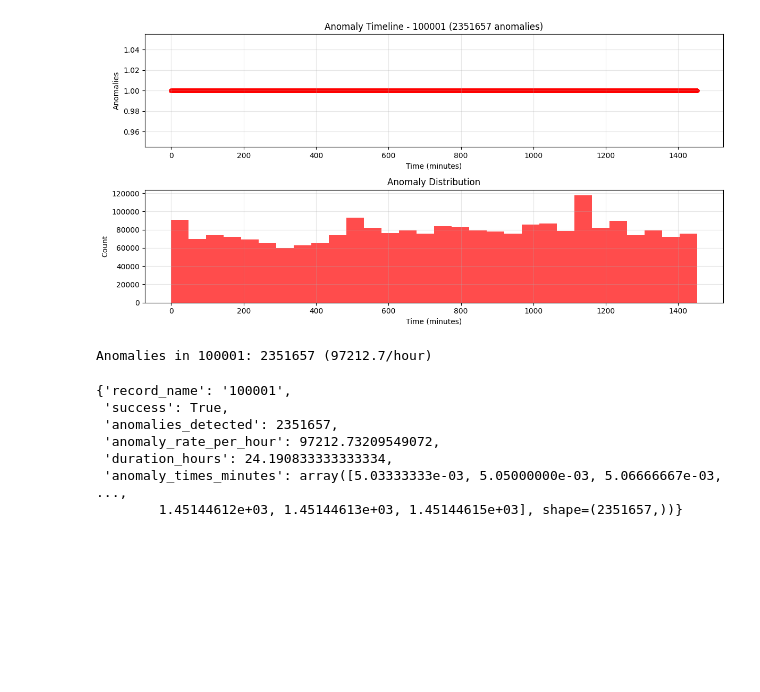
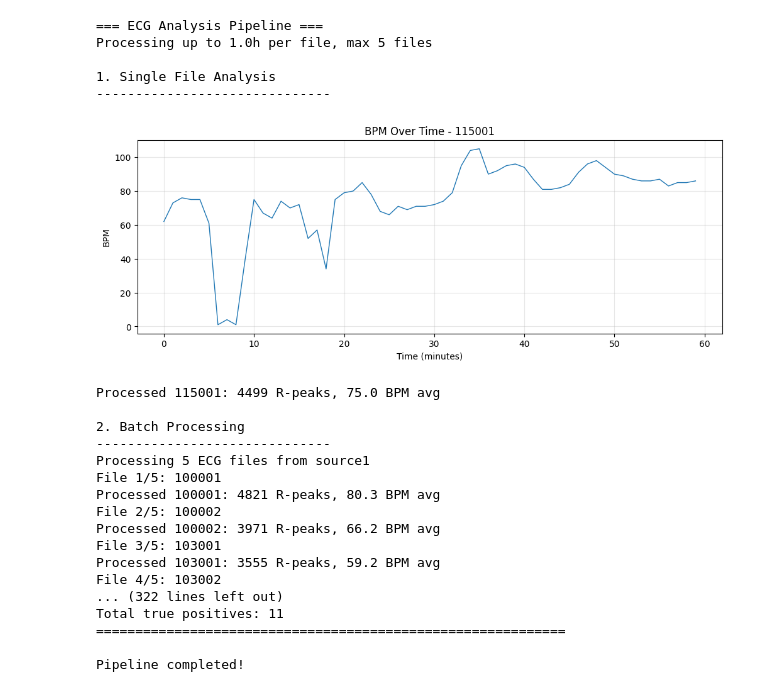
Before and after one commit to Zohino/Digital-signal-processing-ECG, a Jupyter notebook: refact.ipynb, the cells around one changed output. Saved outputs shown, nothing was run; the diff lists cells and outputs as text; code cells hidden in the pictures; blank space fills up the shorter version.

```diff
--- a/refact.ipynb
+++ b/refact.ipynb
@@ -320,7 +596,10 @@ def analyze_anomalies(data_dir: str, record_name: str, plot: bool = True,
 # %%
+# =============================================================================
+#  5. R-PEAK DETECTION EVALUATION
+# =============================================================================
 def evaluate_r_peak_detection(data_dir: str, record_name: str,
                               tolerance_ms: int = 150,
-                              max_duration_hours: Optional[float] = None) -> Dict:
+                              max_duration_hours: float | None = None) -> Dict:
     """
     Evaluate R-peak detection against ground truth annotations.
 
@@ -387,8 +666,8 @@ def evaluate_r_peak_detection(data_dir: str, record_name: str,
     finally:
         gc.collect()
 
-def evaluate_batch(data_dir: str, max_files: Optional[int] = None,
-                   max_duration_hours: Optional[float] = None) -> pd.DataFrame:
+def evaluate_batch(data_dir: str, max_files: int | None = None,
+                   max_duration_hours: float | None = None) -> pd.DataFrame:
     """
     Evaluate R-peak detection on multiple files with ground truth.
 
@@ -469,14 +1313,8 @@ def run_ecg_pipeline(data_dir1: str = "source1", data_dir2: str = "source2",
         print(f"\nBatch Results Summary:")
         print(batch_results)
 
-    # 3. Anomaly detection
-    print("\n3. Anomaly Detection")
-    print("-" * 30)
-    if os.path.exists(data_dir1) and files:
-        analyze_anomalies(data_dir1, files[0], plot=True, max_duration_hours=max_duration_hours)
-
-    # 4. Evaluation
-    print("\n4. R-Peak Detection Evaluation")
+    # 3. Evaluation
+    print("\n3. R-Peak Detection Evaluation")
     print("-" * 30)
     eval_results = evaluate_batch(data_dir2, max_files=max_files,
                                   max_duration_hours=max_duration_hours)
@@ -484,27 +1322,41 @@ def run_ecg_pipeline(data_dir1: str = "source1", data_dir2: str = "source2",
         print(f"\nEvaluation Results:")
         print(eval_results)
 
+    # 4. Anomaly detection
+    print("\n4. Anomaly Detection")
+    print("-" * 30)
+    batch_results = run_batch_analysis()
+
     print("\nPipeline completed!")
 # %%
 # Run the complete pipeline
-# run_ecg_pipeline()
+run_ecg_pipeline()
 
 # Or run individual components:
 # analyze_ecg_file("source1", "100001", plot=True)
 # batch_results = analyze_ecg_batch("source1")
-analyze_anomalies("source1", "100001", plot=True)
 # eval_results = evaluate_batch("source2")
-
-# Example: Quick evaluation
-# eval_results = evaluate_batch("source2", max_files=None, max_duration_hours=None)
-# print(eval_results)
 # %% [output]
+=== ECG Analysis Pipeline ===
+Processing up to 1.0h per file, max 5 files
+
+1. Single File Analysis
+------------------------------
-[figure, old version]
+[figure, new version]
-Anomalies in 100001: 2351657 (97212.7/hour)
-{'record_name': '100001',
- 'success': True,
- 'anomalies_detected': 2351657,
- 'anomaly_rate_per_hour': 97212.73209549072,
- 'duration_hours': 24.190833333333334,
- 'anomaly_times_minutes': array([5.03333333e-03, 5.05000000e-03, 5.06666667e-03, ...,
-        1.45144612e+03, 1.45144613e+03, 1.45144615e+03], shape=(2351657,))}
+Processed 115001: 4499 R-peaks, 75.0 BPM avg
+
+2. Batch Processing
+------------------------------
+Processing 5 ECG files from source1
+File 1/5: 100001
+Processed 100001: 4821 R-peaks, 80.3 BPM avg
+File 2/5: 100002
+Processed 100002: 3971 R-peaks, 66.2 BPM avg
+File 3/5: 103001
+Processed 103001: 3555 R-peaks, 59.2 BPM avg
+File 4/5: 103002
+... (322 lines left out)
+Total true positives: 11
+============================================================
+
+Pipeline completed!
```
Also changed, not shown: parts of 10 cells of this notebook, 2 other files.
